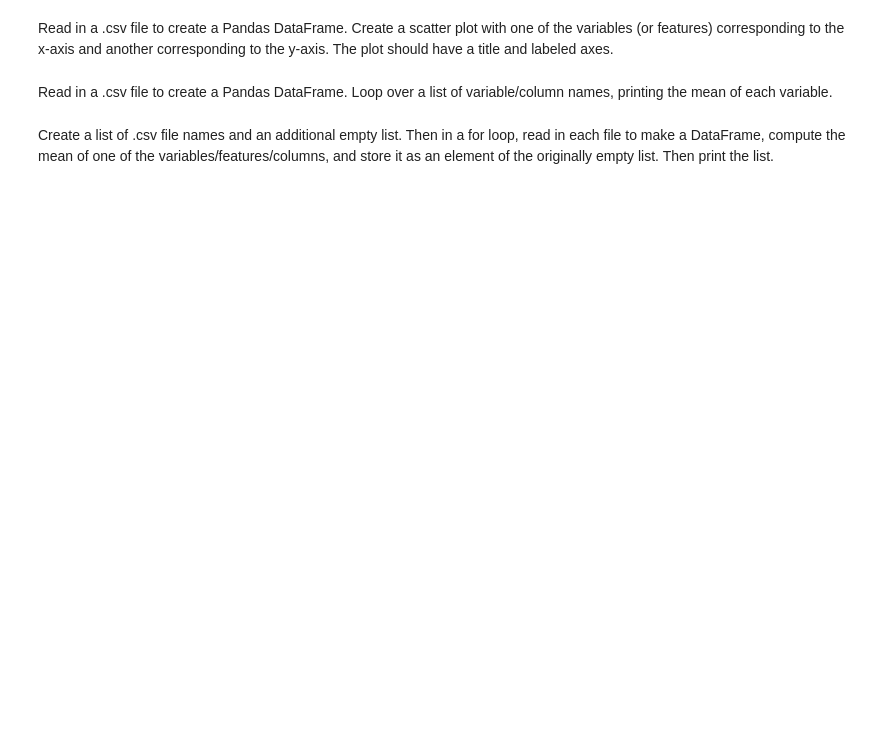
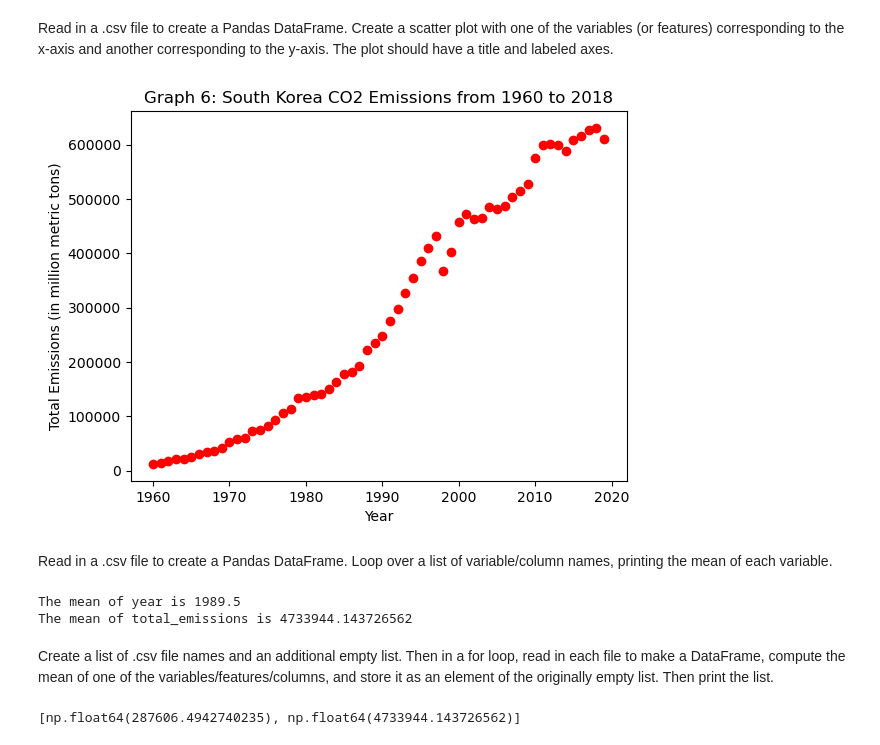
Before and after one commit to gabevu/qtm151fall2025, a Jupyter notebook: practice_quiz/practice_quiz.ipynb, the cells around one changed output. Cells and saved outputs as stored; diff of their text form; code cells hidden in the pictures; blank space fills up the shorter version.

Commit message:
Setting up Answers to the Quiz for Tomorrow

```diff
--- a/practice_quiz/practice_quiz.ipynb
+++ b/practice_quiz/practice_quiz.ipynb
@@ -213,9 +292,64 @@ Generate random samples from two specified distributions and plot their histogra
 Read in a .csv file to create a Pandas DataFrame. Create a scatter plot with one of the variables (or features) corresponding to the x-axis and another corresponding to the y-axis. The plot should have a title and labeled axes.
 # %%
 #answer here:
+
+#import what we need
+import numpy as np
+import matplotlib.pyplot as plt
+import pandas as pd
+
+#read the data we have in the csv file
+korea_emissions = pd.read_csv("practice_quiz_data/korea_rep_co2_emissions.csv")
+
+#Plot them using plt
+plt.scatter(x = korea_emissions["year"], y = korea_emissions["total_emissions"], color='red')
+plt.title("Graph 6: South Korea CO2 Emissions from 1960 to 2018")
+plt.xlabel("Year")
+plt.ylabel("Total Emissions (in million metric tons)")
+plt.show()
+# %% [output]
+[figure, added]
 # %% [markdown]
 Read in a .csv file to create a Pandas DataFrame. Loop over a list of variable/column names, printing the mean of each variable.
 # %%
 #answer here:
+import numpy as np
+import matplotlib.pyplot as plt
+import pandas as pd
+
+#read a csv file
+us_emissions = pd.read_csv("practice_quiz_data/united_states_co2_emissions.csv")
+
+#assign it to a variable that matches the columns of the dataframe
+columns = ["year", "total_emissions"]
+
+#Set up the loop to print the mean of each variable
+for column in columns:
+    mean_value = us_emissions[column].mean()
+    print("The mean of", column, "is", mean_value)
+# %% [output]
+The mean of year is 1989.5
+The mean of total_emissions is 4733944.143726562
 # %% [markdown]
 Create a list of .csv file names and an additional empty list. Then in a for loop, read in each file to make a DataFrame, compute the mean of one of the variables/features/columns, and store it as an element of the originally empty list. Then print the list.
+# %%
+#import
+import numpy as np
+import matplotlib.pyplot as plt
+import pandas as pd
+
+#create a csv file of the existing data
+csv_files = ["practice_quiz_data/korea_rep_co2_emissions.csv", "practice_quiz_data/united_states_co2_emissions.csv"]
+
+#set up an empty list
+dataframes = []
+
+#create the for loop to read each csv file and append it to the empty list
+for file in csv_files:
+    df = pd.read_csv(file)
+    mean_value = df["total_emissions"].mean()
+    dataframes.append(mean_value)
+
+print(dataframes)
+# %% [output]
+[np.float64(287606.4942740235), np.float64(4733944.143726562)]
```
Also changed, not shown: parts of 4 cells of this notebook.
